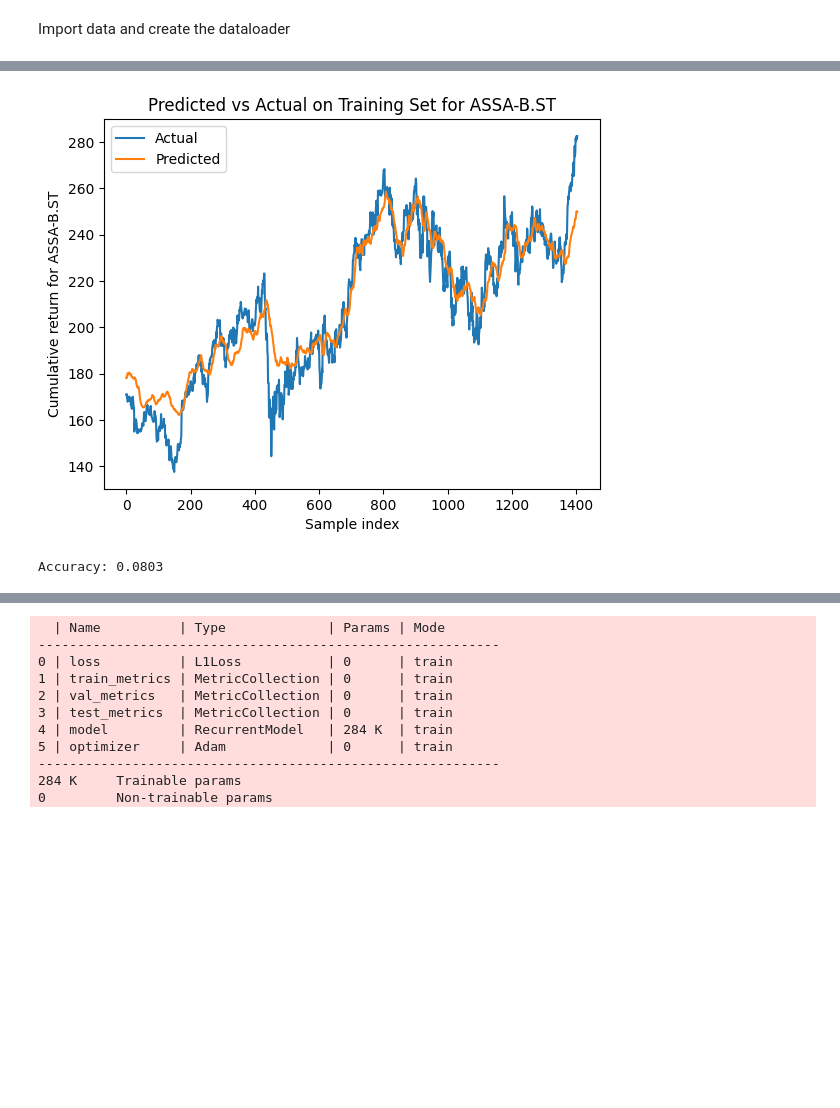
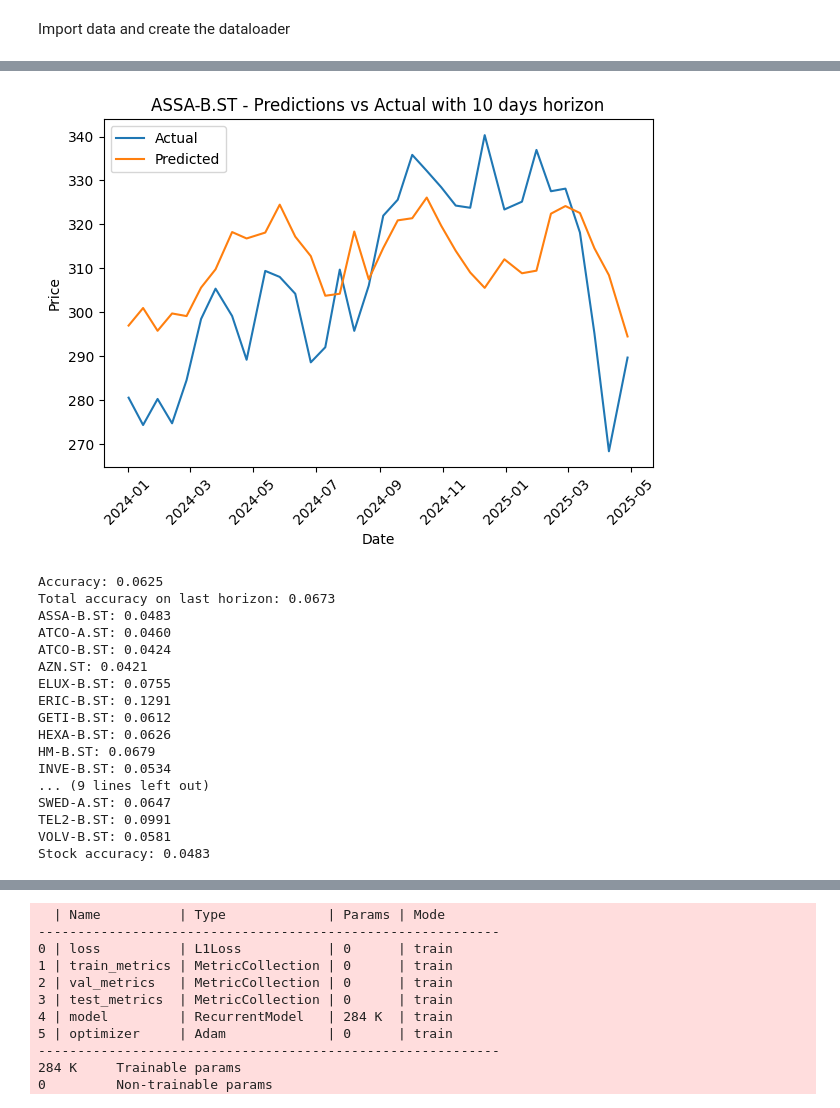
Before and after one commit to peogradin/Project-AMLNN, a Jupyter notebook: MultiAssetLSTM.ipynb, the cells around one changed output, grey strips where cells are left out. Saved outputs shown, nothing was run; the diff lists cells and outputs as text; code cells hidden in the pictures; blank space fills up the shorter version.

Commit message:
Full pipeline on multi-asset done, needs fine tuning

```diff
--- a/MultiAssetLSTM.ipynb
+++ b/MultiAssetLSTM.ipynb
@@ -13,16 +13,16 @@ from torch.utils.data import DataLoader
 df = pd.read_csv("data/OMXS22_model_features_raw.csv", index_col = "Date", parse_dates = True)
 
 tickers = df["Ticker"].unique().tolist()
-#tickers = ["KINV-B.ST"] #, "SAND.ST"]
-features = ["Close", "Volume", "SMA20", "RSI14"]
+# tickers = ["KINV-B.ST"] #, "SAND.ST"]
+features = ["Close"] # , "Volume", "SMA20", "RSI14"]
 target_col = "Close"
 window   = 100
 window_step_length = 6
-horizon  = 5
+horizon  = [i for i in range(1, 11)]
 
 
 train_stop = pd.Timestamp("2018-01-01")
-val_stop   = pd.Timestamp("2023-12-31")
+val_stop   = pd.Timestamp("2023-07-28")
 
 df_train = df[df.index < train_stop].copy()
 
@@ -30,9 +30,9 @@ df_val   = df[(df.index >= train_stop) & (df.index < val_stop)].copy()
 df_test  = df[df.index >= val_stop].copy()
 
 
-ds_train = MultiAssetSequencedDataset(df_train, tickers, features, target_col, False, window, window_step_length=100, horizon=horizon, num_permutations=22*4)
+ds_train = MultiAssetSequencedDataset(df_train, tickers, features, target_col, False, window, window_step_length=100, horizon=horizon, num_permutations=100)
 ds_val   = MultiAssetSequencedDataset(df_val,   tickers, features, target_col, False, window, window_step_length=1, horizon=horizon)
-ds_test  = MultiAssetSequencedDataset(df_test,  tickers, features, target_col, False, window, window_step_length=1, horizon=horizon)
+ds_test  = MultiAssetSequencedDataset(df_test,  tickers, features, target_col, False, window, window_step_length=max(horizon), horizon=horizon)
 
 train_loader = DataLoader(ds_train, batch_size=32)
 val_loader   = DataLoader(ds_val,   batch_size=32)
@@ -42,4 +42,7 @@ print(f"Train set length: {len(ds_train)}")
 print(f"Train set input shape: {ds_train[0][0].shape}")
 print(f"Train set target shape: {ds_train[0][1].shape}")
 print(f"Dataset length: {len(ds_train) + len(ds_val) + len(ds_test)}")
+
+print(f"Test set length: {len(df_test.index.unique())}")
+print(f"Test set length: {len(ds_test)}")
 # %% [output]
@@ -107,8 +135,8 @@ model = MultiAssetLSTM(
     n_assets=len(tickers),
     n_features=len(features),
     hidden_size=132,
-    num_layers=3,
-    dropout=0.4,
+    num_layers=2,
+    dropout=0.2,
     horizon=horizon
 )
 
@@ -116,7 +144,7 @@ criterion = nn.L1Loss()
 optimizer = optim.Adam(model.parameters(), lr=1e-3)
 
 
-num_epochs   = 50
+num_epochs   = 1
 patience     = num_epochs
 save_path    = "best_multiasset_lstm.pt"
 
@@ -182,17 +196,36 @@ Naive MAE: 0.3964
 # %%
+import importlib
+import functions.plot_predictions
+importlib.reload(functions.plot_predictions)
 from functions.plot_predictions import plot_predictions
 
 model.load_state_dict(torch.load(save_path))
 model.eval()
 idx = 0
 plot_predictions(
     idx,
     tickers,
-    val_loader,
+    test_loader,
     model,
     0,
     20000
 )
 # %% [output]
-[figure, old version]
+[figure, new version]
-Accuracy: 0.0803
+Accuracy: 0.0625
+Total accuracy on last horizon: 0.0673
+ASSA-B.ST: 0.0483
+ATCO-A.ST: 0.0460
+ATCO-B.ST: 0.0424
+AZN.ST: 0.0421
+ELUX-B.ST: 0.0755
+ERIC-B.ST: 0.1291
+GETI-B.ST: 0.0612
+HEXA-B.ST: 0.0626
+HM-B.ST: 0.0679
+INVE-B.ST: 0.0534
+... (9 lines left out)
+SWED-A.ST: 0.0647
+TEL2-B.ST: 0.0991
+VOLV-B.ST: 0.0581
+Stock accuracy: 0.0483
```
Also changed, not shown: parts of 8 cells of this notebook, 4 other files.
